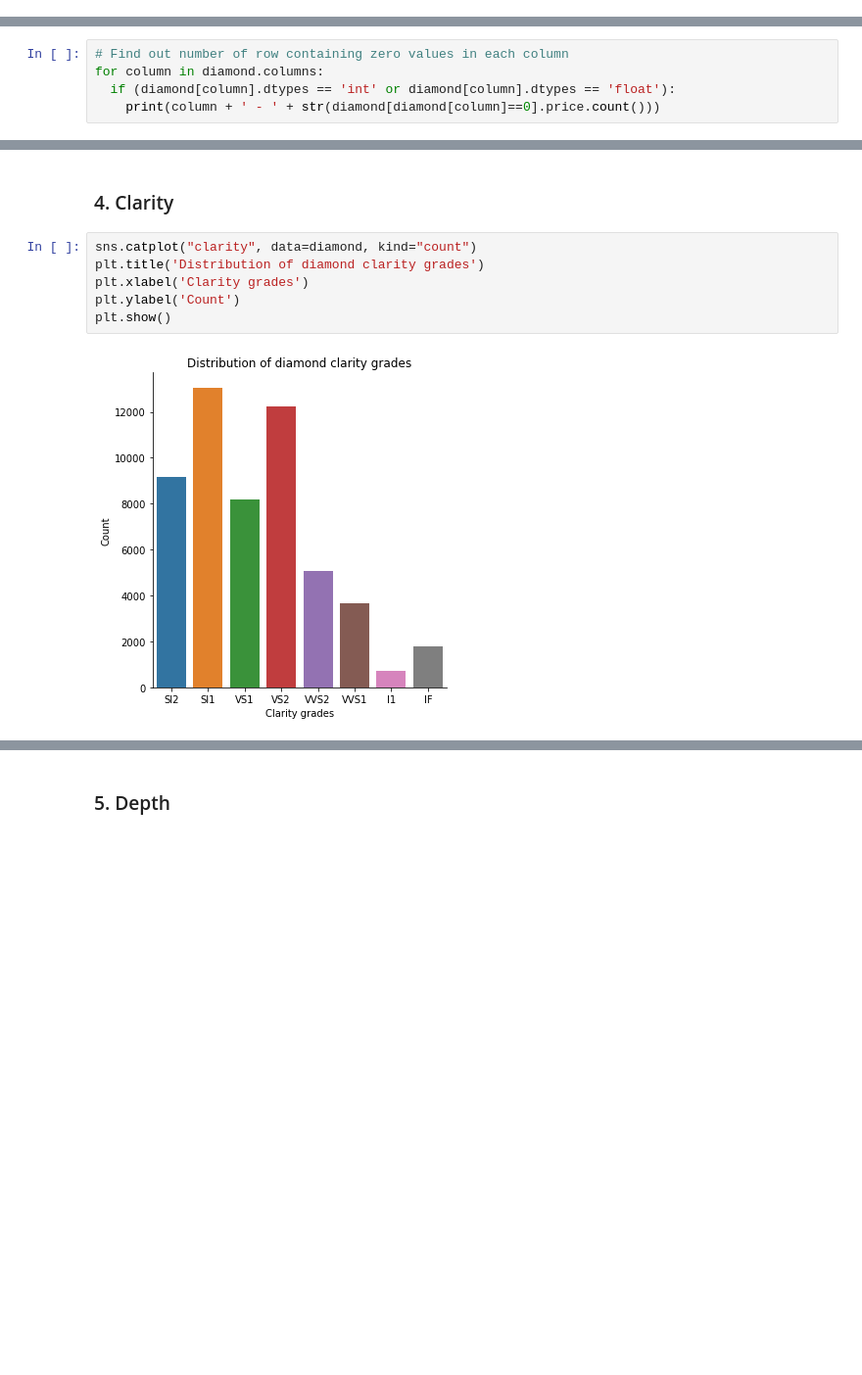
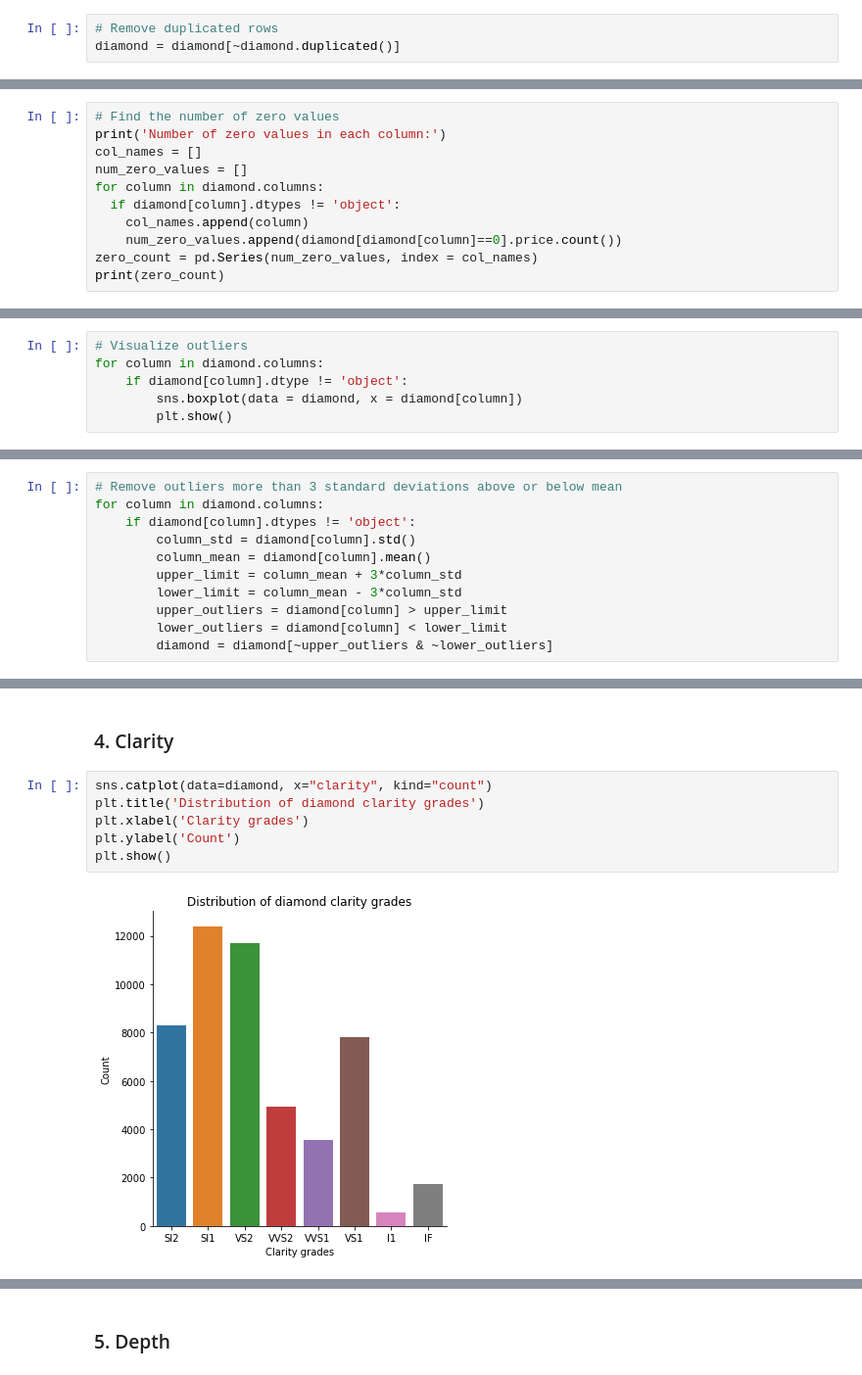
Before and after one commit to hybchow/diamond, a Jupyter notebook: diamond.ipynb, the cells around one changed output, grey strips where cells are left out. Shown at 98% size. Saved outputs shown, nothing was run; the diff lists cells and outputs as text; blank space fills up the shorter version.

```diff
--- a/diamond.ipynb
+++ b/diamond.ipynb
@@ -75,0 +83,3 @@ diamond = diamond.drop(['Unnamed: 0'], axis=1)
+# %%
+# Remove duplicated rows
+diamond = diamond[~diamond.duplicated()]
@@ -108,6 +120,12 @@ There is no missing data in this dataset.
 # %%
-# Find out number of row containing zero values in each column
+# Find the number of zero values
+print('Number of zero values in each column:')
+col_names = []
+num_zero_values = []
 for column in diamond.columns:
-  if (diamond[column].dtypes == 'int' or diamond[column].dtypes == 'float'):
-    print(column + ' - ' + str(diamond[diamond[column]==0].price.count()))
+  if diamond[column].dtypes != 'object':
+    col_names.append(column)
+    num_zero_values.append(diamond[diamond[column]==0].price.count())
+zero_count = pd.Series(num_zero_values, index = col_names)
+print(zero_count)
 # %% [output]
@@ -139,0 +193,6 @@ diamond = diamond.dropna(subset = ['x','y','z'])
+# %%
+# Visualize outliers
+for column in diamond.columns:
+    if diamond[column].dtype != 'object':
+        sns.boxplot(data = diamond, x = diamond[column])
+        plt.show()
@@ -139,0 +207,11 @@ diamond = diamond.dropna(subset = ['x','y','z'])
+# %%
+# Remove outliers more than 3 standard deviations above or below mean
+for column in diamond.columns:
+    if diamond[column].dtypes != 'object':
+        column_std = diamond[column].std()
+        column_mean = diamond[column].mean()
+        upper_limit = column_mean + 3*column_std
+        lower_limit = column_mean - 3*column_std
+        upper_outliers = diamond[column] > upper_limit
+        lower_outliers = diamond[column] < lower_limit
+        diamond = diamond[~upper_outliers & ~lower_outliers]
@@ -339,11 +426,11 @@ Fewer diamonds in the dataset belong to 'I' or 'J' colour.
 # %% [markdown]
 ### 4. Clarity
 # %%
-sns.catplot("clarity", data=diamond, kind="count")
+sns.catplot(data=diamond, x="clarity", kind="count")
 plt.title('Distribution of diamond clarity grades')
 plt.xlabel('Clarity grades')
 plt.ylabel('Count')
 plt.show()
 # %% [output]
-[figure, old version]
+[figure, new version]
 # %%
```
Also changed, not shown: parts of 187 cells of this notebook, 3 other files.
